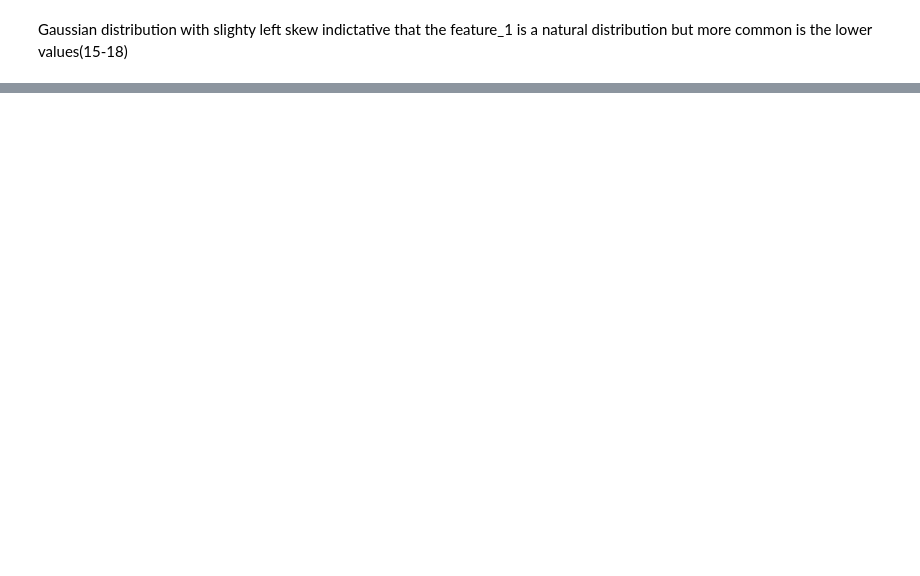
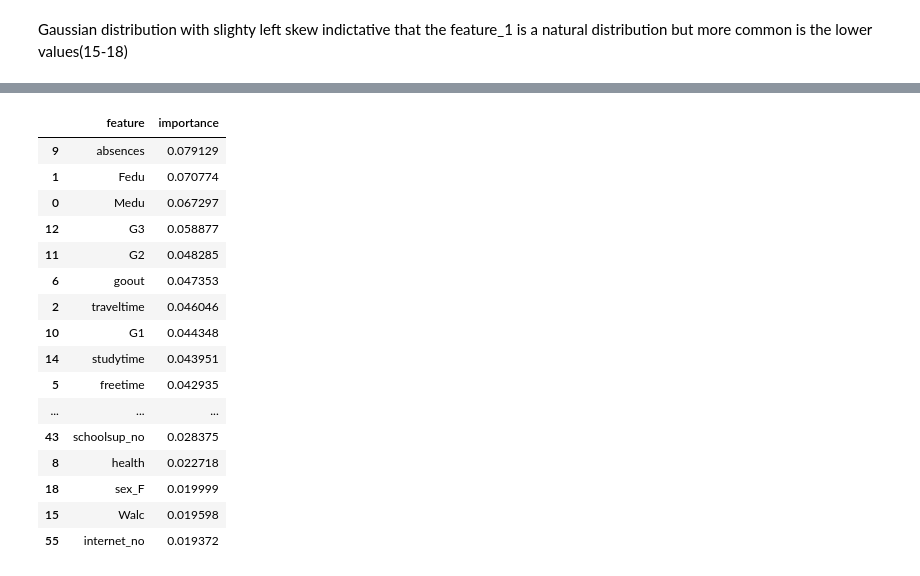
Before and after one commit to adithjayakrishnan/CampusPulse, a Jupyter notebook: workpad.ipynb, the cells around one changed output, grey strips where cells are left out. Drawn from its saved outputs; the diff is of its cells as text; code cells hidden in the pictures; blank space fills up the shorter version.

```diff
--- a/workpad.ipynb
+++ b/workpad.ipynb
@@ -370,0 +526,25 @@ fig.show()
+# %%
+
+importance_df=pd.DataFrame({
+    'feature':x_train.columns,
+    'importance':modeltree.feature_importances_
+}).sort_values('importance',ascending=False)
+importance_df.head(20)
+# %% [output]
+|  | feature | importance |
+| 9 | absences | 0.079129 |
+| 1 | Fedu | 0.070774 |
+| 0 | Medu | 0.067297 |
+| 12 | G3 | 0.058877 |
+| 11 | G2 | 0.048285 |
+| 6 | goout | 0.047353 |
+| 2 | traveltime | 0.046046 |
+| 10 | G1 | 0.044348 |
+| 14 | studytime | 0.043951 |
+| 5 | freetime | 0.042935 |
+| ... | ... | ... |
+| 43 | schoolsup_no | 0.028375 |
+| 8 | health | 0.022718 |
+| 18 | sex_F | 0.019999 |
+| 15 | Walc | 0.019598 |
+| 55 | internet_no | 0.019372 |
```
Also changed, not shown: parts of 66 cells of this notebook, 1 other file.
